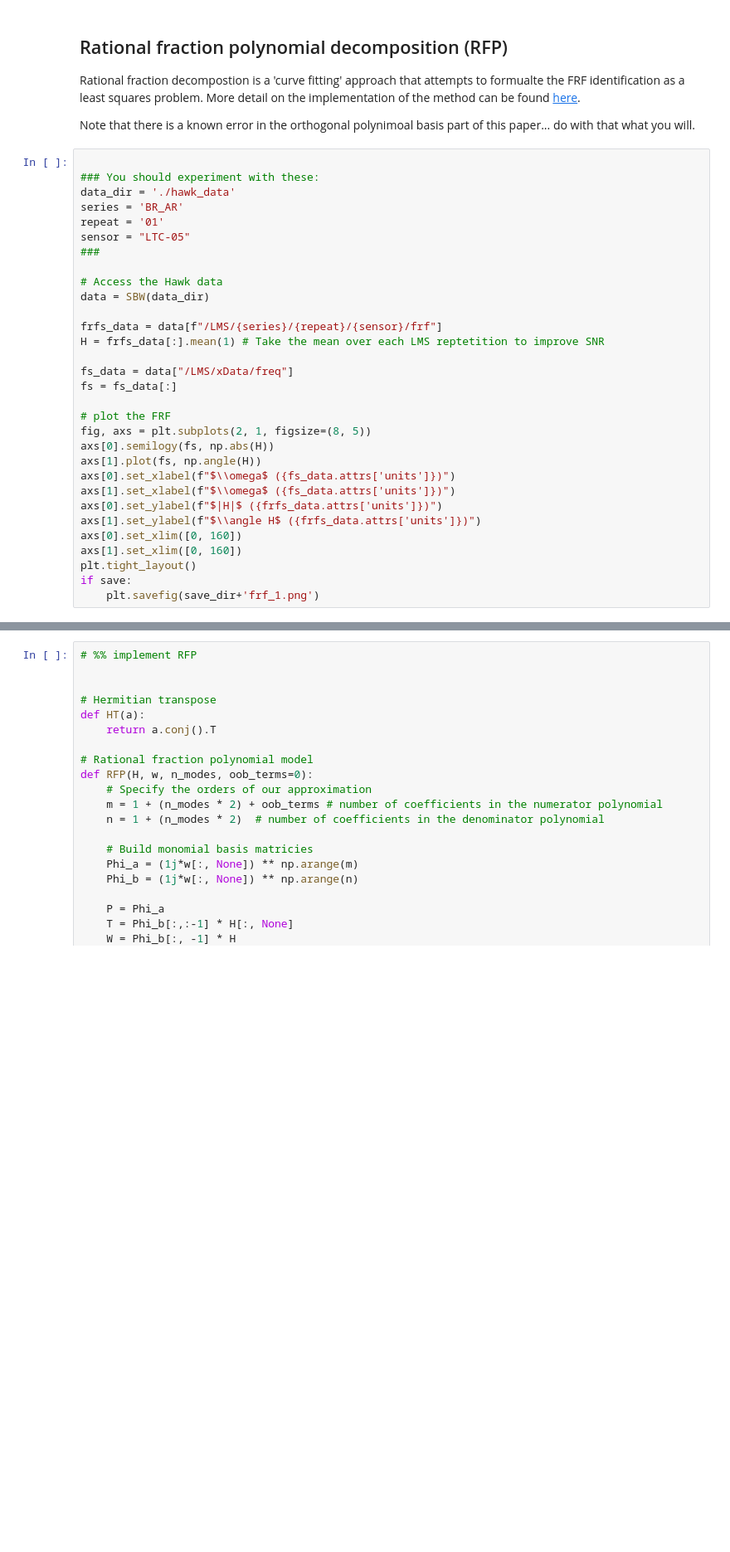
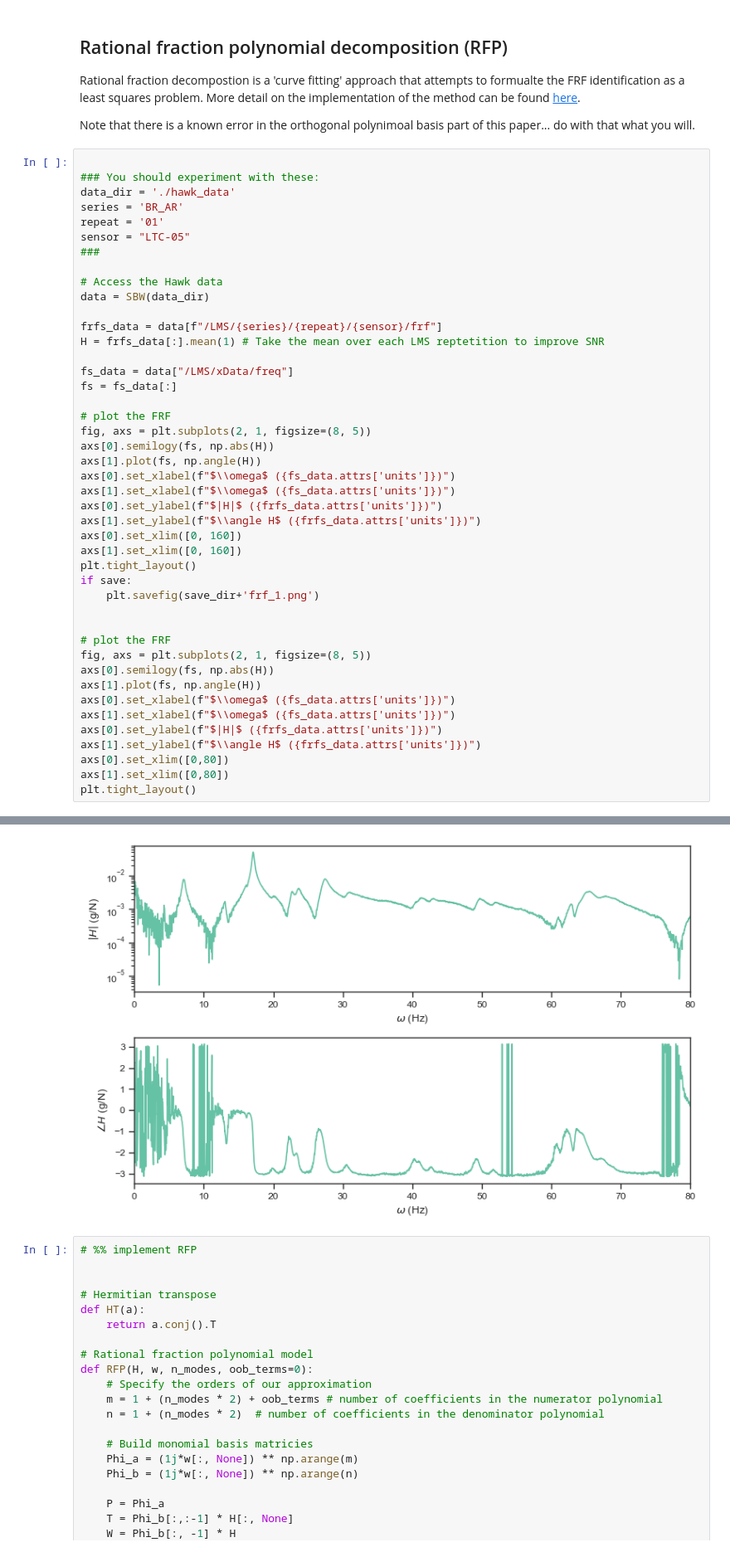
Before and after one commit to MDCHAMP/hawk-data, a Jupyter notebook: examples/system_ID.ipynb, the cells around one changed output, grey strips where cells are left out. Shown: that part at 83% size. Drawn from its saved outputs; the diff is of its cells as text; blank space fills up the shorter version.

```diff
--- a/examples/system_ID.ipynb
+++ b/examples/system_ID.ipynb
@@ -31,33 +31,47 @@ Note that there is a known error in the orthogonal polynimoal basis part of this
 data_dir = './hawk_data'
 series = 'BR_AR'
 repeat = '01'
 sensor = "LTC-05"
 ###
 
 # Access the Hawk data
 data = SBW(data_dir)
 
 frfs_data = data[f"/LMS/{series}/{repeat}/{sensor}/frf"]
 H = frfs_data[:].mean(1) # Take the mean over each LMS reptetition to improve SNR
 
 fs_data = data["/LMS/xData/freq"]
 fs = fs_data[:]
 
 # plot the FRF
 fig, axs = plt.subplots(2, 1, figsize=(8, 5))
 axs[0].semilogy(fs, np.abs(H))
 axs[1].plot(fs, np.angle(H))
 axs[0].set_xlabel(f"$\\omega$ ({fs_data.attrs['units']})")
 axs[1].set_xlabel(f"$\\omega$ ({fs_data.attrs['units']})")
 axs[0].set_ylabel(f"$|H|$ ({frfs_data.attrs['units']})")
 axs[1].set_ylabel(f"$\\angle H$ ({frfs_data.attrs['units']})")
 axs[0].set_xlim([0, 160])
 axs[1].set_xlim([0, 160])
 plt.tight_layout()
 if save:
     plt.savefig(save_dir+'frf_1.png')
+
+
+# plot the FRF
+fig, axs = plt.subplots(2, 1, figsize=(8, 5))
+axs[0].semilogy(fs, np.abs(H))
+axs[1].plot(fs, np.angle(H))
+axs[0].set_xlabel(f"$\\omega$ ({fs_data.attrs['units']})")
+axs[1].set_xlabel(f"$\\omega$ ({fs_data.attrs['units']})")
+axs[0].set_ylabel(f"$|H|$ ({frfs_data.attrs['units']})")
+axs[1].set_ylabel(f"$\\angle H$ ({frfs_data.attrs['units']})")
+axs[0].set_xlim([0,80])
+axs[1].set_xlim([0,80])
+plt.tight_layout()
 # %% [output]
 [figure]
+[figure, added]
 # %%
 # %% implement RFP
 
```
Also changed, not shown: parts of 5 cells of this notebook, 2 other files.
